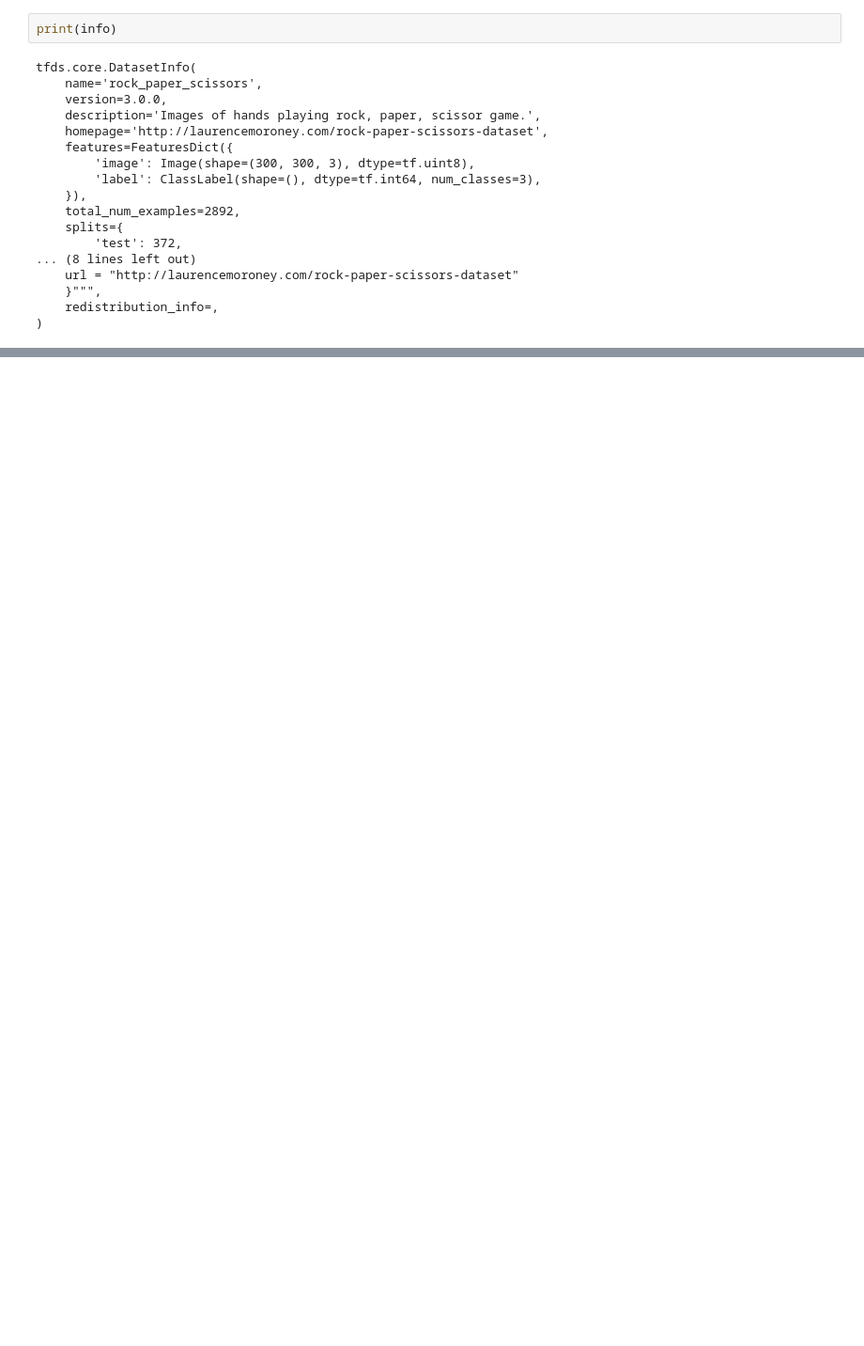
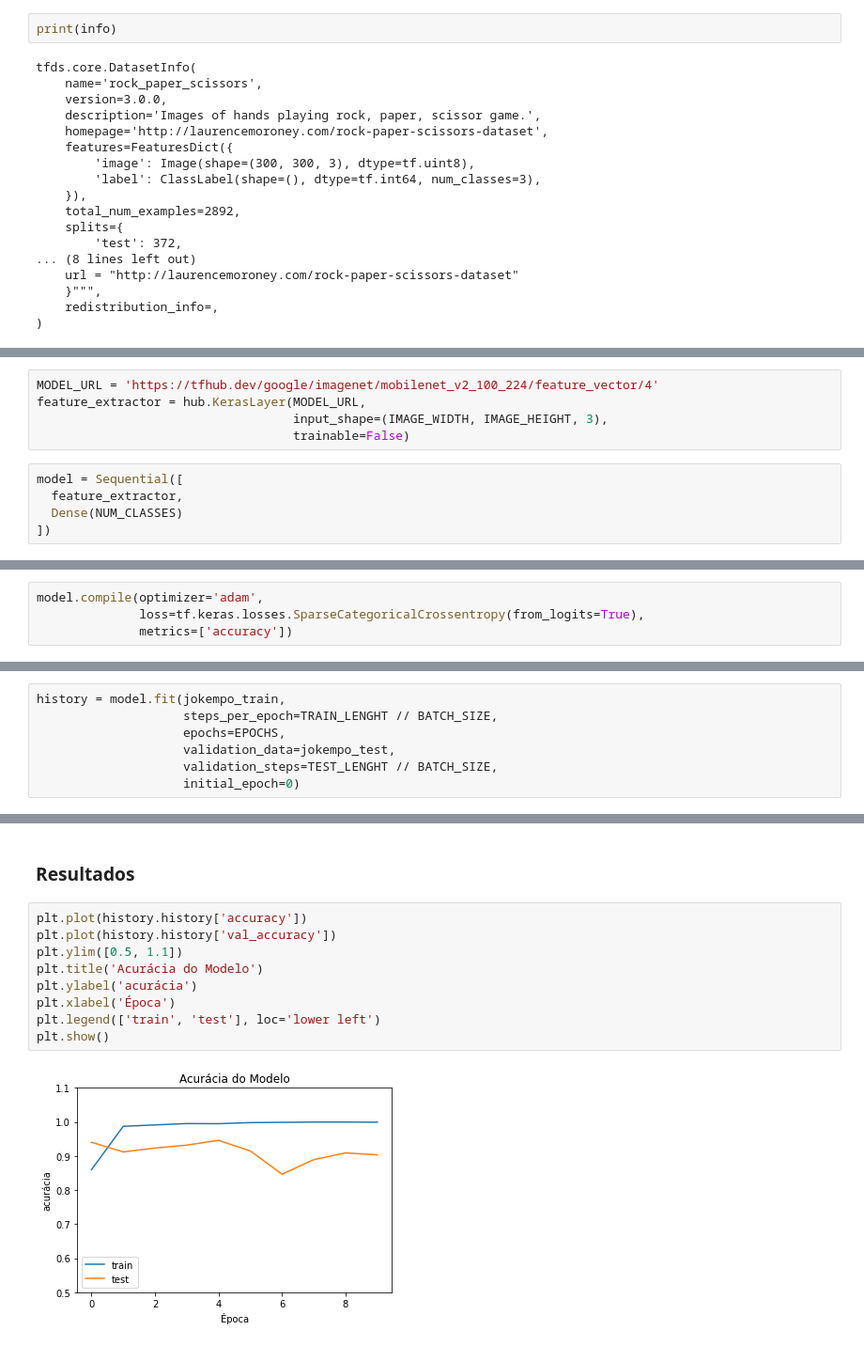
Before and after one commit to alcunha/transfer-learning-with-tfhub, a Jupyter notebook: Transfer-Learning-with-TensorflowHub.ipynb, the cells around one changed output, grey strips where cells are left out. Shown at 94% size. Saved outputs shown, nothing was run; the diff lists cells and outputs as text; blank space fills up the shorter version.

```diff
--- a/Transfer-Learning-with-TensorflowHub.ipynb
+++ b/Transfer-Learning-with-TensorflowHub.ipynb
@@ -35,0 +124,10 @@ plt.close()
+# %%
+MODEL_URL = 'https://tfhub.dev/google/imagenet/mobilenet_v2_100_224/feature_vector/4'
+feature_extractor = hub.KerasLayer(MODEL_URL,
+                                   input_shape=(IMAGE_WIDTH, IMAGE_HEIGHT, 3),
+                                   trainable=False)
+# %%
+model = Sequential([
+  feature_extractor,
+  Dense(NUM_CLASSES)
+])
@@ -35,0 +149,4 @@ plt.close()
+# %%
+model.compile(optimizer='adam',
+              loss=tf.keras.losses.SparseCategoricalCrossentropy(from_logits=True),
+              metrics=['accuracy'])
@@ -35,0 +155,7 @@ plt.close()
+# %%
+history = model.fit(jokempo_train,
+                    steps_per_epoch=TRAIN_LENGHT // BATCH_SIZE,
+                    epochs=EPOCHS,
+                    validation_data=jokempo_test,
+                    validation_steps=TEST_LENGHT // BATCH_SIZE,
+                    initial_epoch=0)
@@ -35,0 +180,13 @@ plt.close()
+# %% [markdown]
+### Resultados
+# %%
+plt.plot(history.history['accuracy'])
+plt.plot(history.history['val_accuracy'])
+plt.ylim([0.5, 1.1])
+plt.title('Acurácia do Modelo')
+plt.ylabel('acurácia')
+plt.xlabel('Época')
+plt.legend(['train', 'test'], loc='lower left')
+plt.show()
+# %% [output]
+[figure, added]
```
Also changed, not shown: parts of 27 cells of this notebook.
